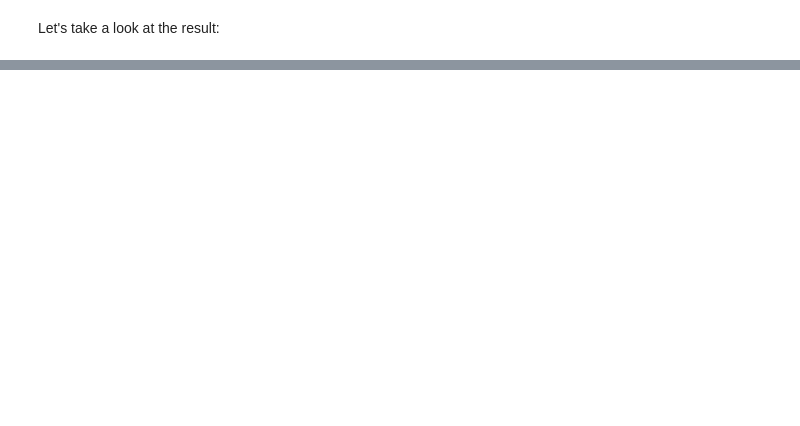
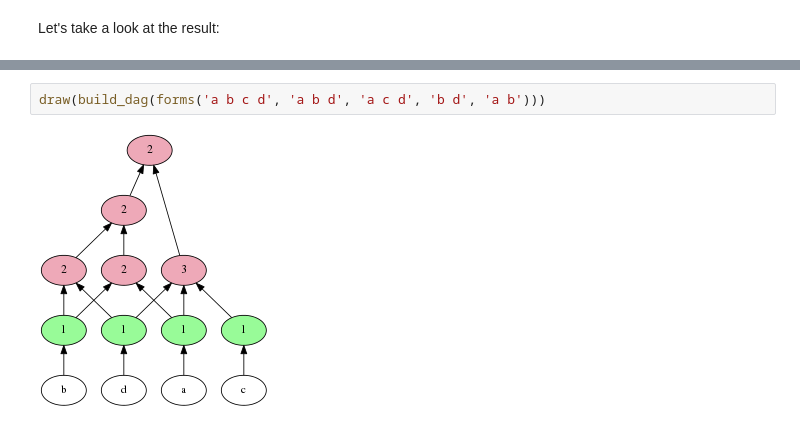
Before and after one commit to hellige/ccs, a Jupyter notebook: CCS.ipynb, the cells around one changed output, grey strips where cells are left out. Drawn from its saved outputs; the diff is of its cells as text; blank space fills up the shorter version.

```diff
--- a/CCS.ipynb
+++ b/CCS.ipynb
@@ -270,0 +318,4 @@ draw(dag)
+# %%
+draw(build_dag(forms('a b c d', 'a b d', 'a c d', 'b d', 'a b')))
+# %% [output]
+[figure, added]
```
Also changed, not shown: parts of 42 cells of this notebook.
